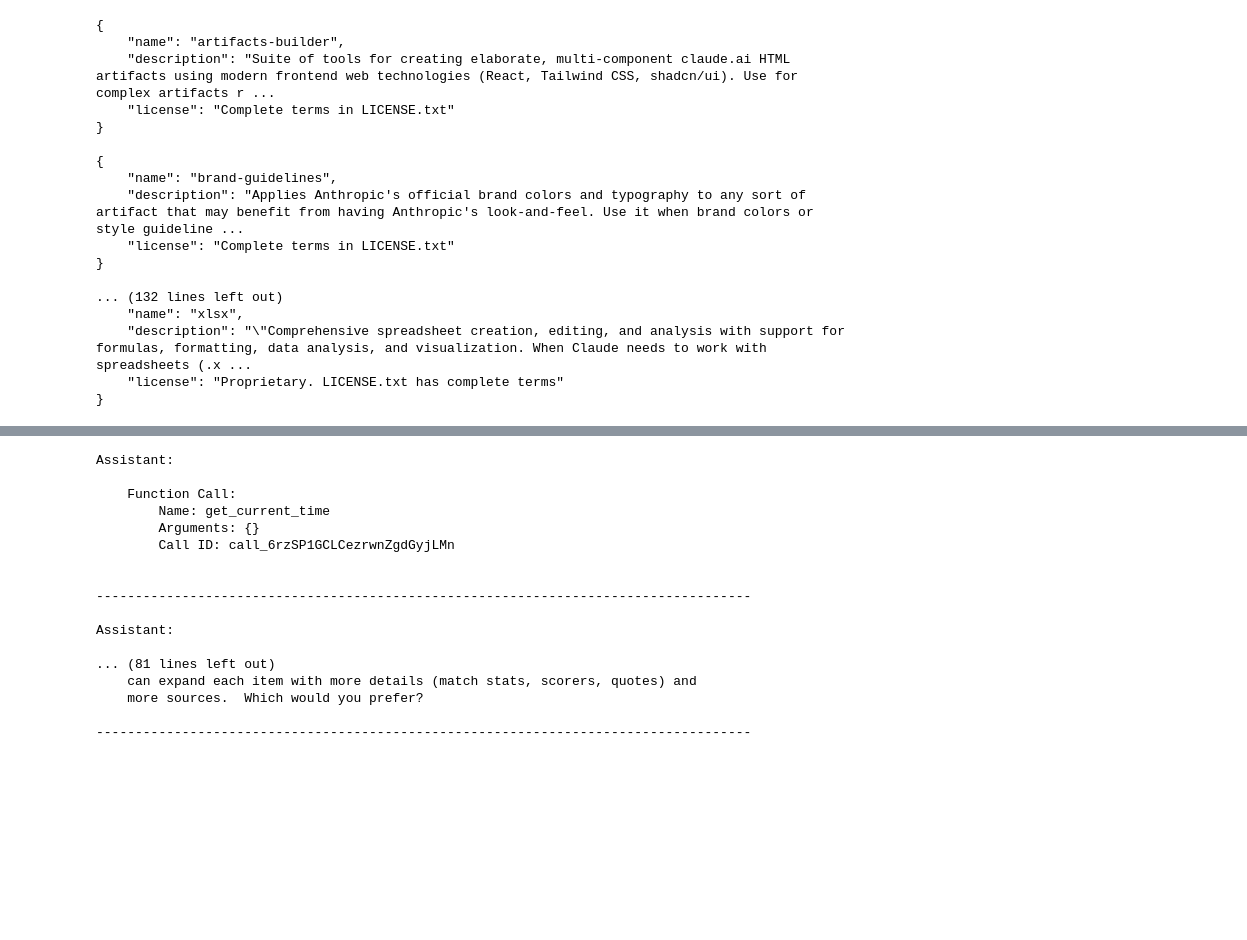
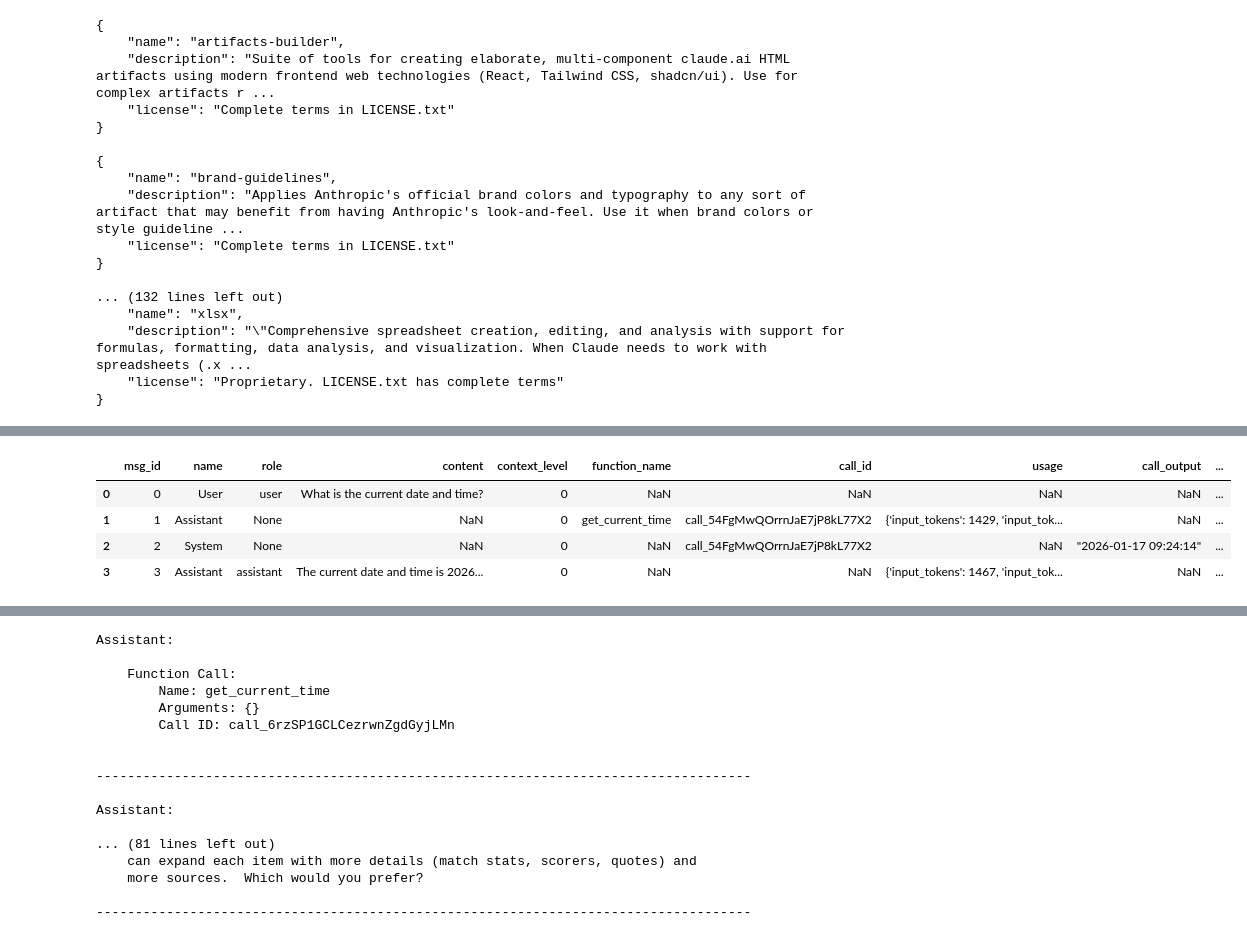
Before and after one commit to yuwei2010/Data_Analysis_with_LLMs, a Jupyter notebook: Lesson05a_Example.ipynb, the cells around one changed output, grey strips where cells are left out. Cells and saved outputs as stored; diff of their text form; code cells hidden in the pictures; blank space fills up the shorter version.

```diff
--- a/Lesson05a_Example.ipynb
+++ b/Lesson05a_Example.ipynb
@@ -126,0 +85,8 @@ The current date and time is 2026-01-15 13:00:16 (server time). Would you like t
+# %%
+agent.history.to_dataframe()
+# %% [output]
+|  | msg_id | name | role | content | context_level | function_name | call_id | usage | call_output | ... |
+| 0 | 0 | User | user | What is the current date and time? | 0 | NaN | NaN | NaN | NaN | ... |
+| 1 | 1 | Assistant | None | NaN | 0 | get_current_time | call_54FgMwQOrrnJaE7jP8kL77X2 | {'input_tokens': 1429, 'input_tok... | NaN | ... |
+| 2 | 2 | System | None | NaN | 0 | NaN | call_54FgMwQOrrnJaE7jP8kL77X2 | NaN | "2026-01-17 09:24:14" | ... |
+| 3 | 3 | Assistant | assistant | The current date and time is 2026... | 0 | NaN | NaN | {'input_tokens': 1467, 'input_tok... | NaN | ... |
```
Also changed, not shown: parts of 7 cells of this notebook, 2 other files.
